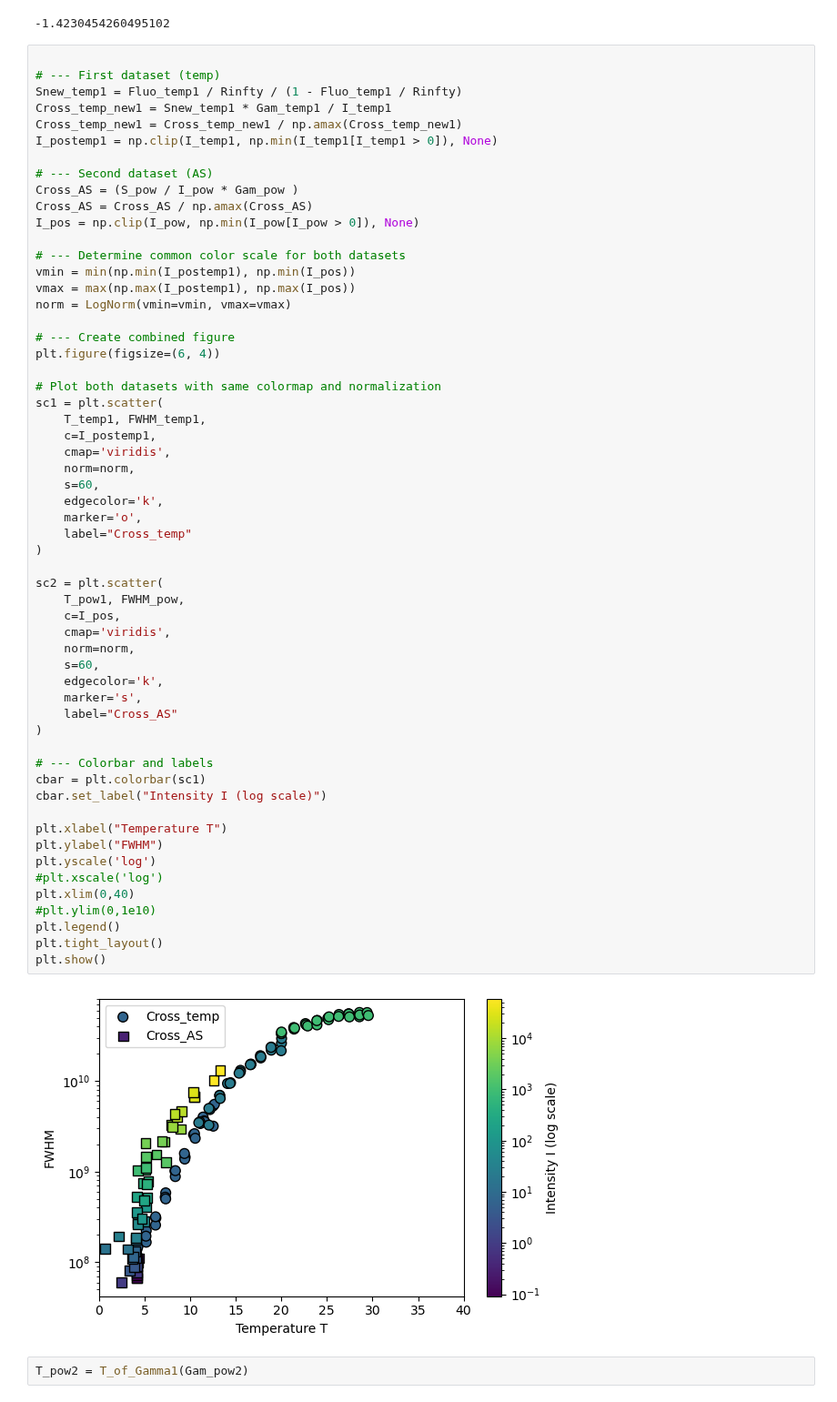
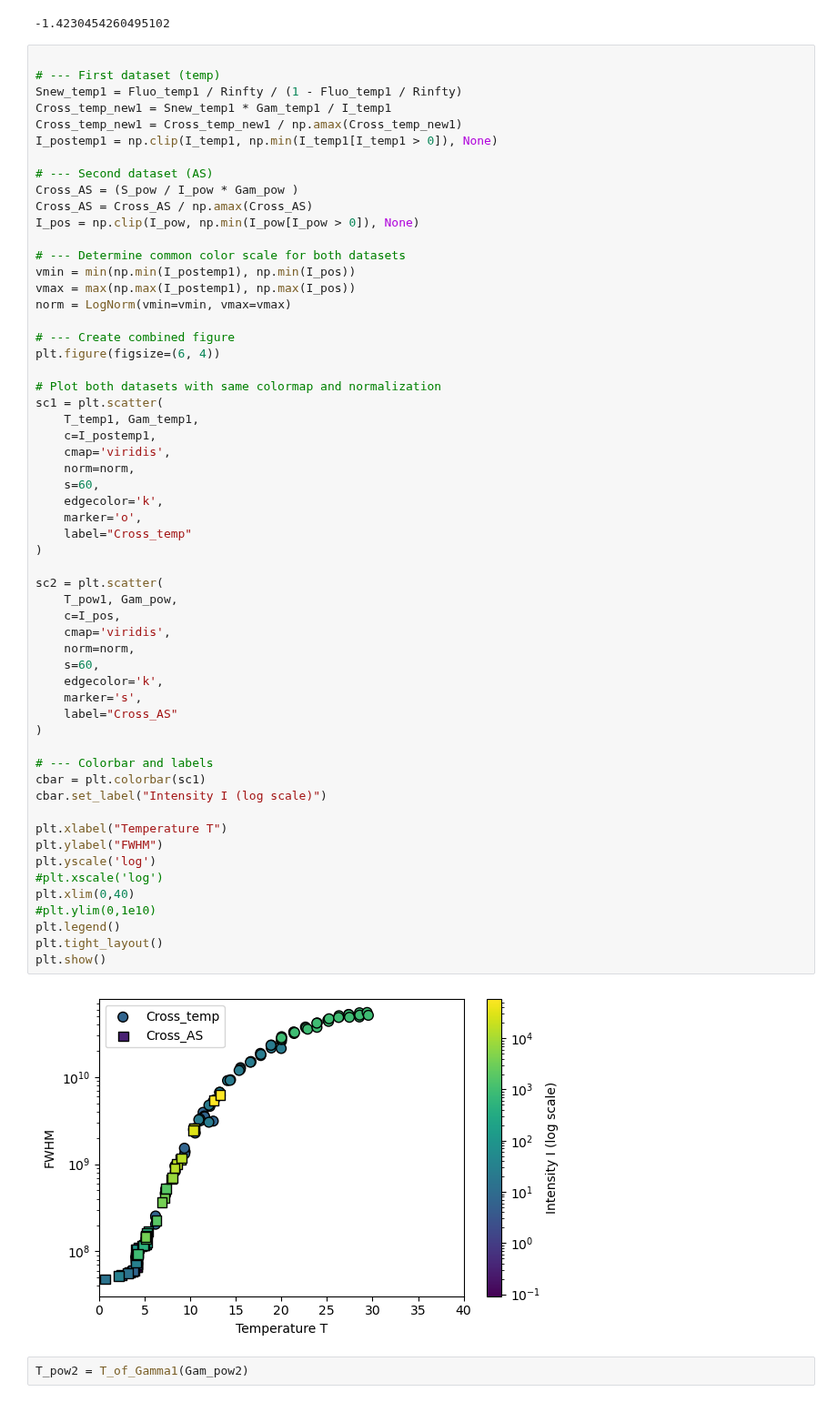
Before and after one commit to Daniele-PyBECTN/molecular_quantum_optics, a Jupyter notebook: Anomalous_saturation/dana_analysis/power_scans.ipynb, the cells around one changed output. Shown at 91% size. Drawn from its saved outputs; the diff is of its cells as text.

```diff
--- a/Anomalous_saturation/dana_analysis/power_scans.ipynb
+++ b/Anomalous_saturation/dana_analysis/power_scans.ipynb
@@ -486,42 +514,42 @@ plt.figure(figsize=(6, 4))
 
 # Plot both datasets with same colormap and normalization
 sc1 = plt.scatter(
-    T_temp1, FWHM_temp1,
+    T_temp1, Gam_temp1,
     c=I_postemp1,
     cmap='viridis',
     norm=norm,
     s=60,
     edgecolor='k',
     marker='o',
     label="Cross_temp"
 )
 
 sc2 = plt.scatter(
-    T_pow1, FWHM_pow,
+    T_pow1, Gam_pow,
     c=I_pos,
     cmap='viridis',
     norm=norm,
     s=60,
     edgecolor='k',
     marker='s',
     label="Cross_AS"
 )
 
 # --- Colorbar and labels
 cbar = plt.colorbar(sc1)
 cbar.set_label("Intensity I (log scale)")
 
 plt.xlabel("Temperature T")
 plt.ylabel("FWHM")
 plt.yscale('log')
 #plt.xscale('log')
 plt.xlim(0,40)
 #plt.ylim(0,1e10)
 plt.legend()
 plt.tight_layout()
 plt.show()
 # %% [output]
-[figure, old version]
+[figure, new version]
 # %%
 T_pow2 = T_of_Gamma1(Gam_pow2)
 # %%
```
Also changed, not shown: parts of 3 cells of this notebook.
